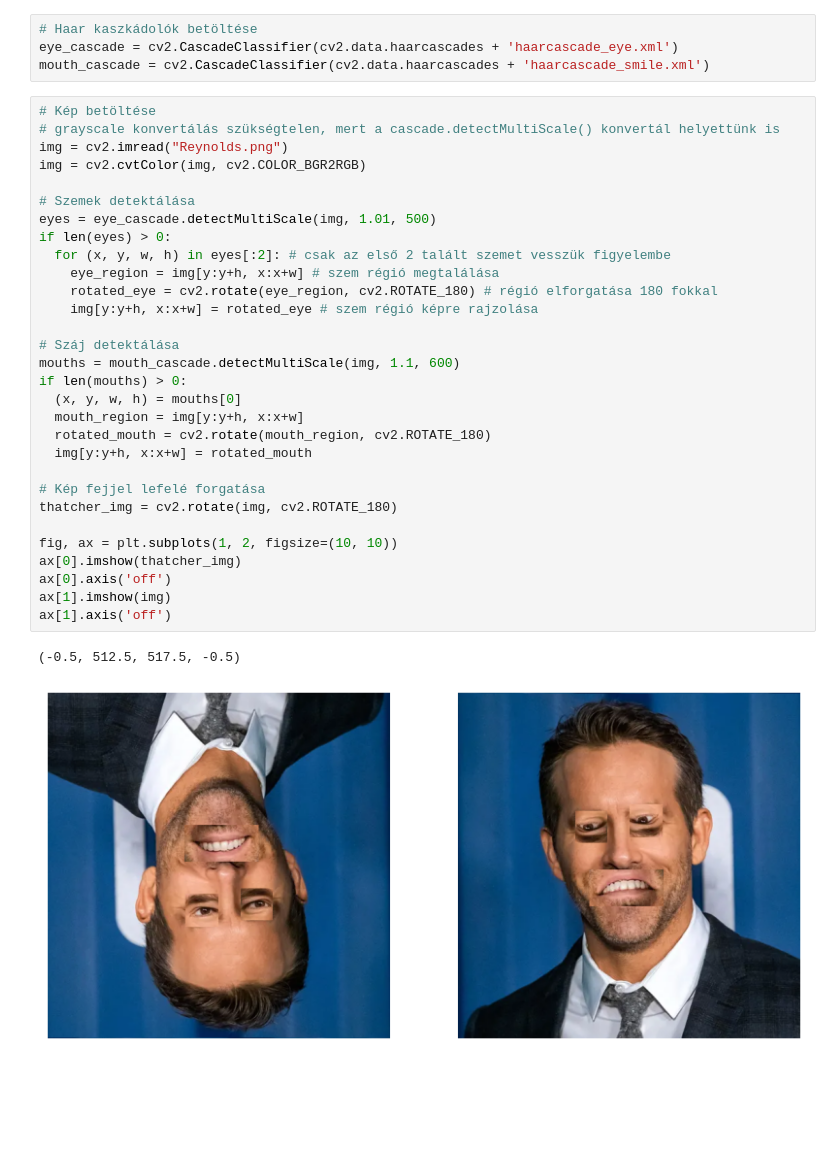
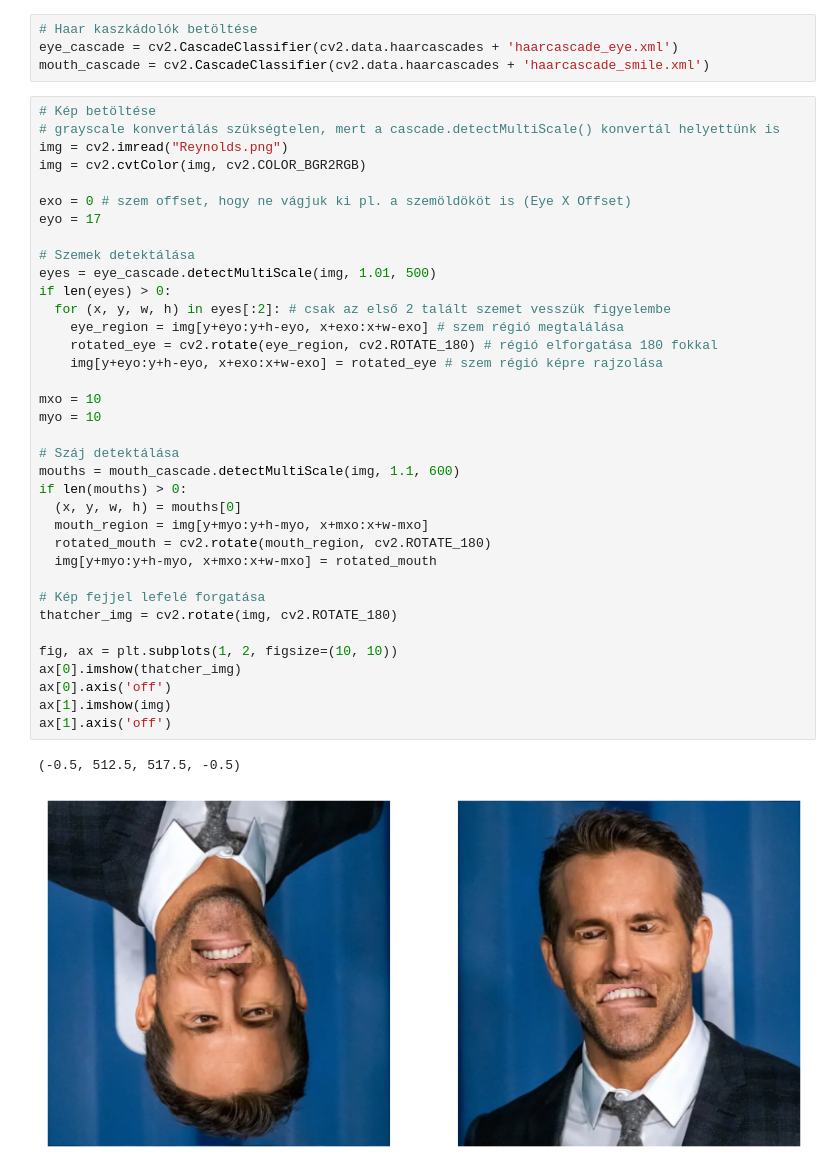
Before and after one commit to BrMrtn/GoogleColab, a Jupyter notebook: Képfeldolgozás/khf1_3_Tatcher.ipynb, the cells around one changed output. Drawn from its saved outputs; the diff is of its cells as text; blank space fills up the shorter version.

```diff
--- a/Képfeldolgozás/khf1_3_Tatcher.ipynb
+++ b/Képfeldolgozás/khf1_3_Tatcher.ipynb
@@ -36,33 +28,39 @@ mouth_cascade = cv2.CascadeClassifier(cv2.data.haarcascades + 'haarcascade_smile
 # %%
 # Kép betöltése
 # grayscale konvertálás szükségtelen, mert a cascade.detectMultiScale() konvertál helyettünk is
 img = cv2.imread("Reynolds.png")
 img = cv2.cvtColor(img, cv2.COLOR_BGR2RGB)
 
+exo = 0 # szem offset, hogy ne vágjuk ki pl. a szemöldököt is (Eye X Offset)
+eyo = 17
+
 # Szemek detektálása
 eyes = eye_cascade.detectMultiScale(img, 1.01, 500)
 if len(eyes) > 0:
   for (x, y, w, h) in eyes[:2]: # csak az első 2 talált szemet vesszük figyelembe
-    eye_region = img[y:y+h, x:x+w] # szem régió megtalálása
+    eye_region = img[y+eyo:y+h-eyo, x+exo:x+w-exo] # szem régió megtalálása
     rotated_eye = cv2.rotate(eye_region, cv2.ROTATE_180) # régió elforgatása 180 fokkal
-    img[y:y+h, x:x+w] = rotated_eye # szem régió képre rajzolása
+    img[y+eyo:y+h-eyo, x+exo:x+w-exo] = rotated_eye # szem régió képre rajzolása
+
+mxo = 10
+myo = 10
 
 # Száj detektálása
 mouths = mouth_cascade.detectMultiScale(img, 1.1, 600)
 if len(mouths) > 0:
   (x, y, w, h) = mouths[0]
-  mouth_region = img[y:y+h, x:x+w]
+  mouth_region = img[y+myo:y+h-myo, x+mxo:x+w-mxo]
   rotated_mouth = cv2.rotate(mouth_region, cv2.ROTATE_180)
-  img[y:y+h, x:x+w] = rotated_mouth
+  img[y+myo:y+h-myo, x+mxo:x+w-mxo] = rotated_mouth
 
 # Kép fejjel lefelé forgatása
 thatcher_img = cv2.rotate(img, cv2.ROTATE_180)
 
 fig, ax = plt.subplots(1, 2, figsize=(10, 10))
 ax[0].imshow(thatcher_img)
 ax[0].axis('off')
 ax[1].imshow(img)
 ax[1].axis('off')
 # %% [output]
 (-0.5, 512.5, 517.5, -0.5)
-[figure, old version]
+[figure, new version]
```
Also changed, not shown: parts of 1 cell of this notebook.
